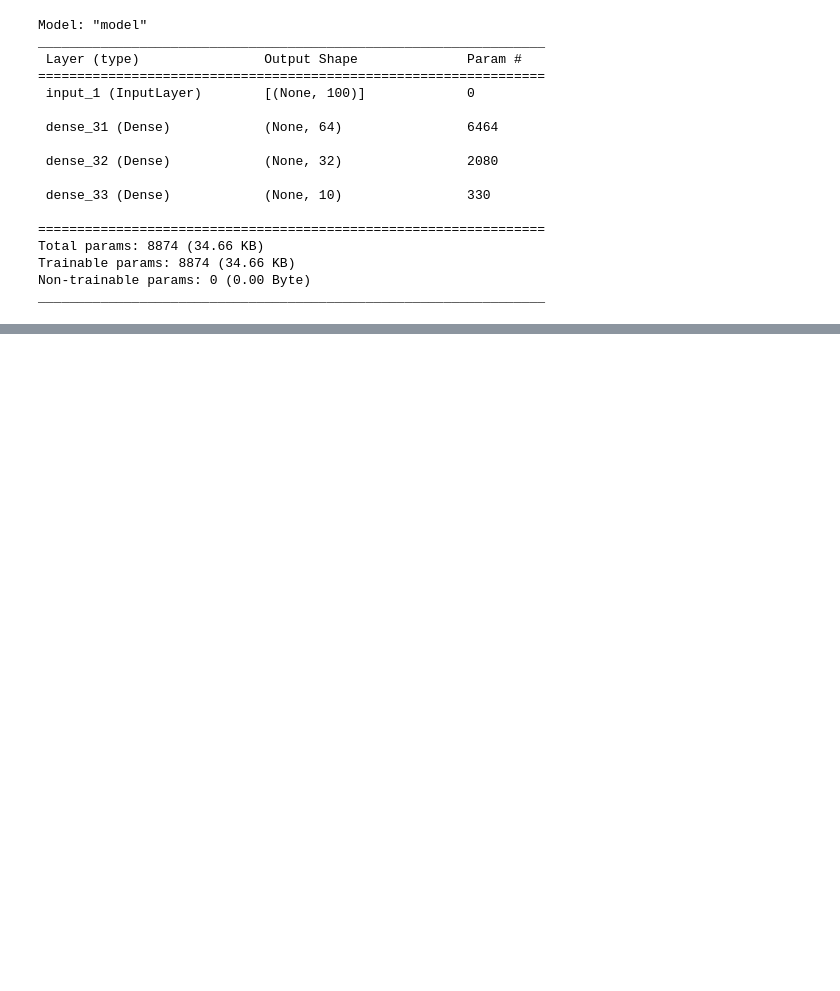
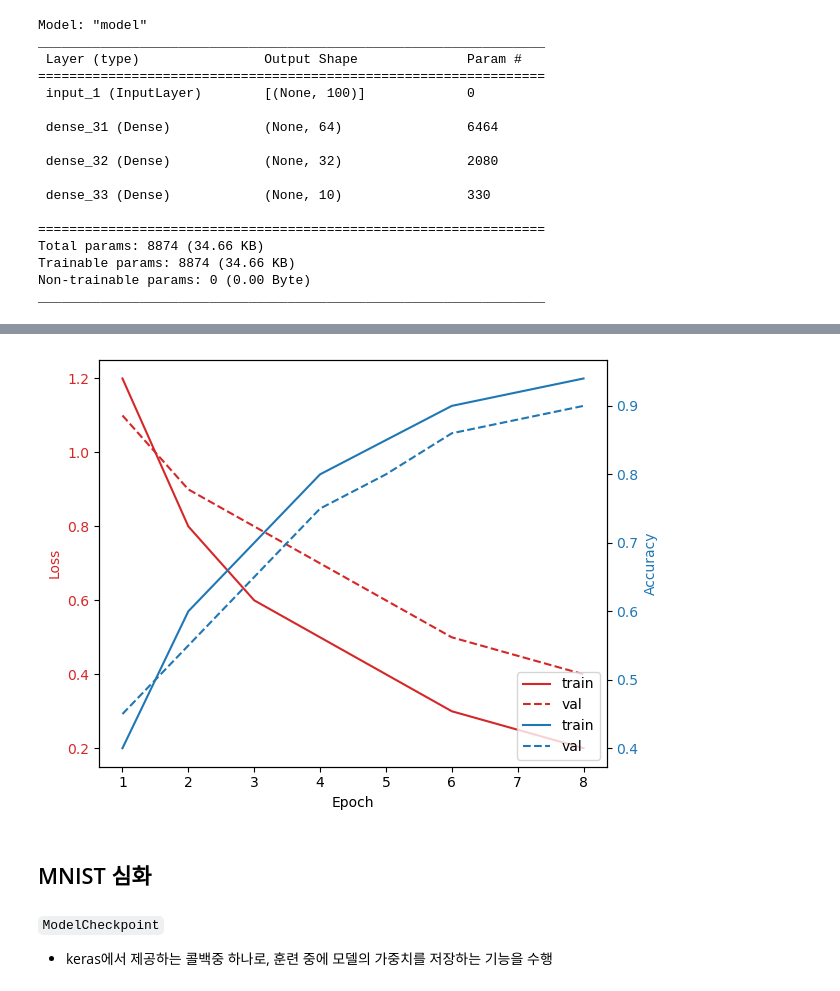
Before and after one commit to psw109/Python_study, a Jupyter notebook: 딥러닝/basic_keras/code.ipynb, the cells around one changed output, grey strips where cells are left out. Saved outputs shown, nothing was run; the diff lists cells and outputs as text; code cells hidden in the pictures; blank space fills up the shorter version.

````diff
--- a/딥러닝/basic_keras/code.ipynb
+++ b/딥러닝/basic_keras/code.ipynb
@@ -170,0 +837,48 @@ model.summary()
+# %%
+import matplotlib.pyplot as plt
+
+# 간단한 예시용 loss, accuracy, val_loss, val_accuracy 리스트 생성
+loss = [1.2, 0.8, 0.6, 0.5, 0.4, 0.3, 0.25, 0.2]
+accuracy = [0.4, 0.6, 0.7, 0.8, 0.85, 0.9, 0.92, 0.94]
+val_loss = [1.1, 0.9, 0.8, 0.7, 0.6, 0.5, 0.45, 0.4]
+val_accuracy = [0.45, 0.55, 0.65, 0.75, 0.8, 0.86, 0.88, 0.9]
+
+# epoch 리스트 생성
+epoch_list = list(range(1, len(loss)+1))
+
+# plot 그리기
+fig, ax1 = plt.subplots()
+
+color = 'tab:red'
+ax1.set_xlabel('Epoch')
+ax1.set_ylabel('Loss', color=color)
+ax1.plot(epoch_list, loss, color=color, label='train')
+ax1.plot(epoch_list, val_loss, linestyle='--', color=color, label='val')
+ax1.tick_params(axis='y', labelcolor=color)
+
+ax2 = ax1.twinx()
+
+color = 'tab:blue'
+ax2.set_ylabel('Accuracy', color=color)
+ax2.plot(epoch_list, accuracy, color=color, label='train')
+ax2.plot(epoch_list, val_accuracy, linestyle='--', color=color, label='val')
+ax2.tick_params(axis='y', labelcolor=color)
+
+# 그래프에 legend 추가
+lines1, labels1 = ax1.get_legend_handles_labels()
+lines2, labels2 = ax2.get_legend_handles_labels()
+lines = lines1 + lines2
+labels = labels1 + labels2
+ax1.legend(lines, labels, loc='lower right')
+# ax1, ax2 두가지 범례를 모두 표기위한 방법
+
+fig.tight_layout()
+plt.show()
+# %% [output]
+[figure, added]
+# %% [markdown]
+## MNIST 심화
+# %% [markdown]
+```ModelCheckpoint```
+
+* keras에서 제공하는 콜백중 하나로, 훈련 중에 모델의 가중치를 저장하는 기능을 수행
````
Also changed, not shown: parts of 79 cells of this notebook, 3 other files.
